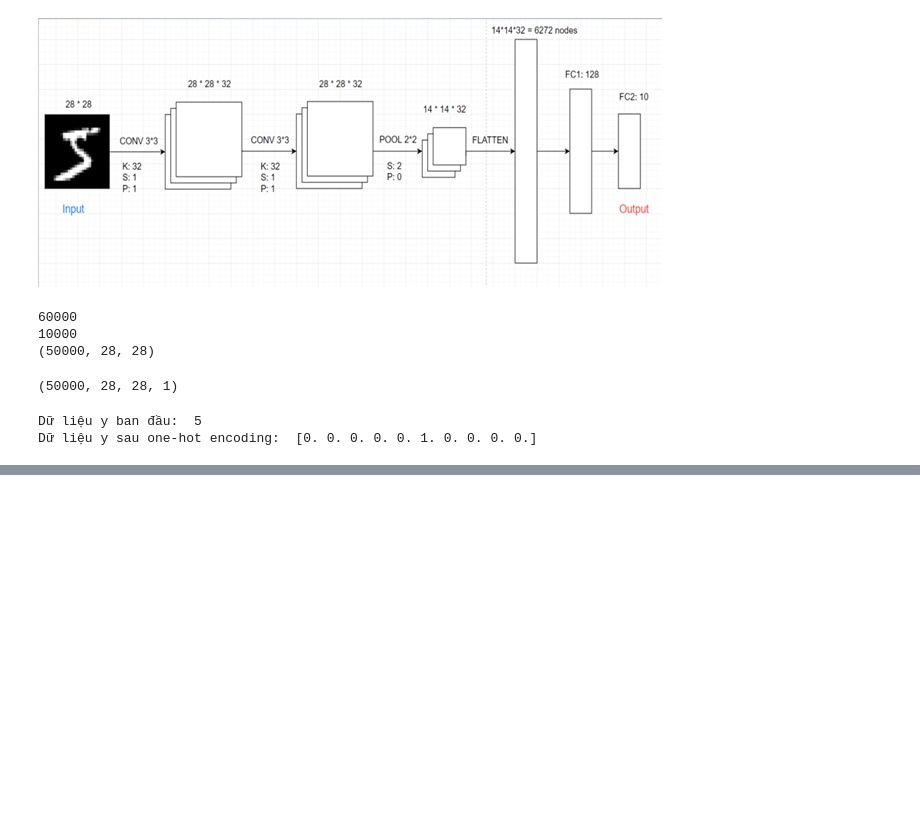
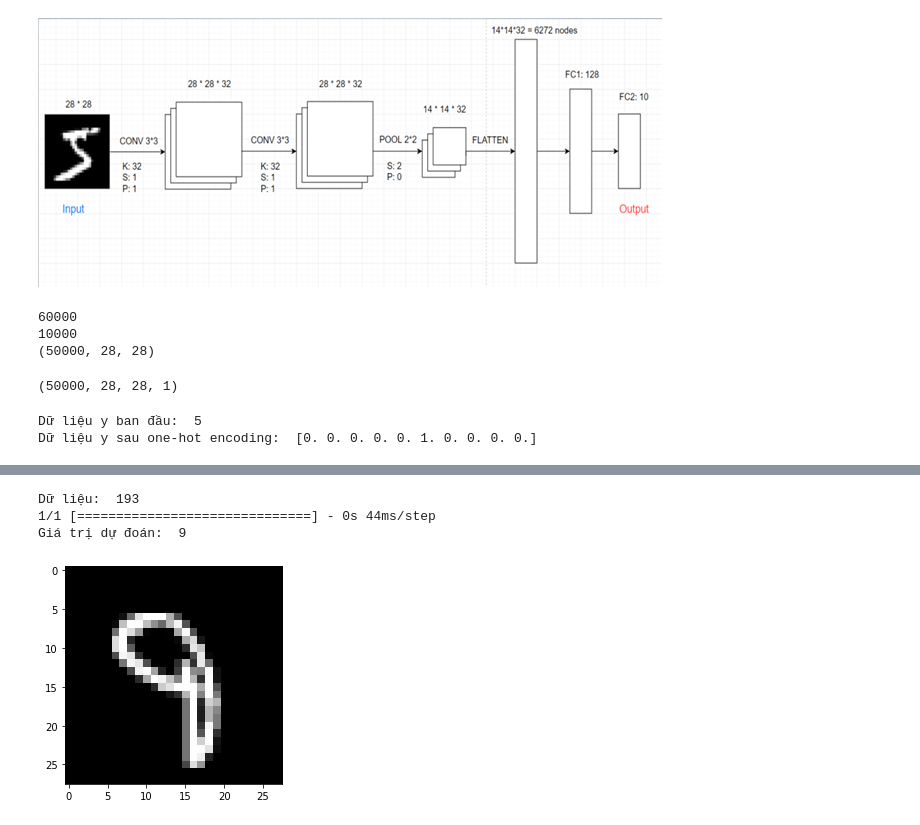
Before and after one commit to namanh2k2av/ML_Basic, a Jupyter notebook: CNN/NhanDangKyTuSo.ipynb, the cells around one changed output, grey strips where cells are left out. Cells and saved outputs as stored; diff of their text form; code cells hidden in the pictures; blank space fills up the shorter version.

```diff
--- a/CNN/NhanDangKyTuSo.ipynb
+++ b/CNN/NhanDangKyTuSo.ipynb
@@ -105,0 +106,22 @@ Giá trị dự đoán:  3
+# %%
+from keras.datasets import mnist
+from keras.models import load_model
+import random
+import matplotlib.pyplot as plt
+import numpy as np
+# create the dataset
+(X_train, y_train), (X_test, y_test) = mnist.load_data()
+# load the model from file
+model = load_model('model1.h5')
+
+
+rd = random.randrange(9999)
+print('Dữ liệu: ',rd)
+plt.imshow(X_test[rd].reshape(28, 28), cmap='gray')
+y_predict = model.predict(X_test[rd].reshape(1, 28, 28, 1))
+print('Giá trị dự đoán: ', np.argmax(y_predict))
+# %% [output]
+Dữ liệu:  193
+1/1 [==============================] - 0s 44ms/step
+Giá trị dự đoán:  9
+[figure, added]
```
Also changed, not shown: parts of 2 cells of this notebook.
